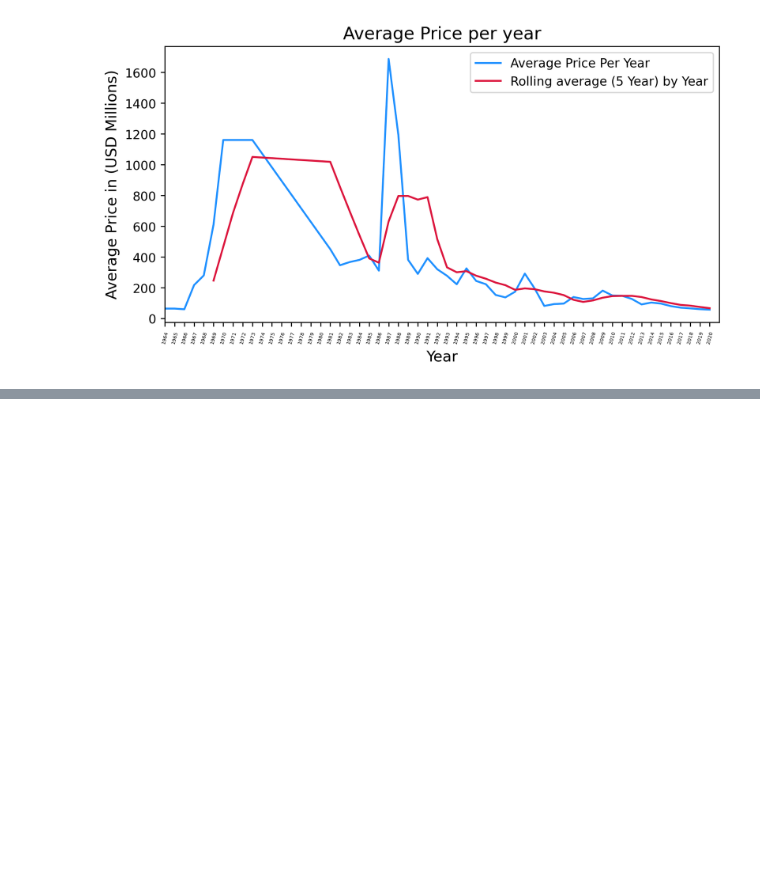
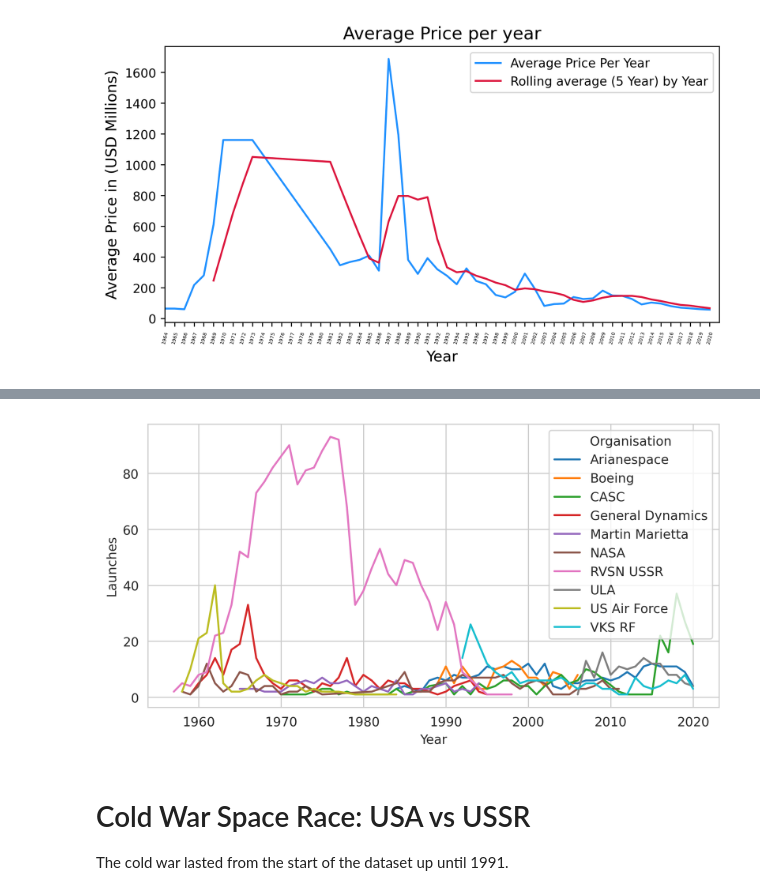
Before and after one commit to shubhenduanupamdutta/Portfolio_18_Analyse_Space_Race, a Jupyter notebook: Space_Race.ipynb, the cells around one changed output, grey strips where cells are left out. Drawn from its saved outputs; the diff is of its cells as text; code cells hidden in the pictures; blank space fills up the shorter version.

Commit message:
Analysis of Cold War and Leading country
Analysis of space race in cold war and finally which were
and are leading countries in space tech.

```diff
--- a/Space_Race.ipynb
+++ b/Space_Race.ipynb
@@ -729,0 +734,10 @@ plt.show()
+# %%
+launches_by_top_10 = df_data.groupby(['Organisation', 'Year'], observed=True, as_index=False).agg({'Mission_Status': pd.Series.count})
+launches_by_top_10.sort_values(by='Mission_Status', ascending=False, inplace=True)
+launches_by_top_10.rename(columns={'Mission_Status': 'Launches'}, inplace=True)
+by_organisation = launches_by_top_10.groupby('Organisation').agg({'Launches': pd.Series.sum}).sort_values(by='Launches', ascending=False)
+by_organisation = by_organisation[:10].index
+launches_by_top_10 = launches_by_top_10[launches_by_top_10['Organisation'].isin(by_organisation)]
+launches_by_top_10["Organisation"] = launches_by_top_10["Organisation"].astype('category')
+launches_by_top_10.reset_index(drop=True, inplace=True)
+launches_by_top_10
@@ -729,0 +758,15 @@ plt.show()
+# %%
+plt.figure(figsize=(8, 4), dpi=256)
+with sns.axes_style('whitegrid'):
+    ax = sns.lineplot(data = launches_by_top_10,
+        x='Year',
+        y='Launches',
+        hue='Organisation',
+    )
+plt.show()
+# %% [output]
+[figure, added]
+# %% [markdown]
+# Cold War Space Race: USA vs USSR
+
+The cold war lasted from the start of the dataset up until 1991.
```
Also changed, not shown: parts of 22 cells of this notebook.
